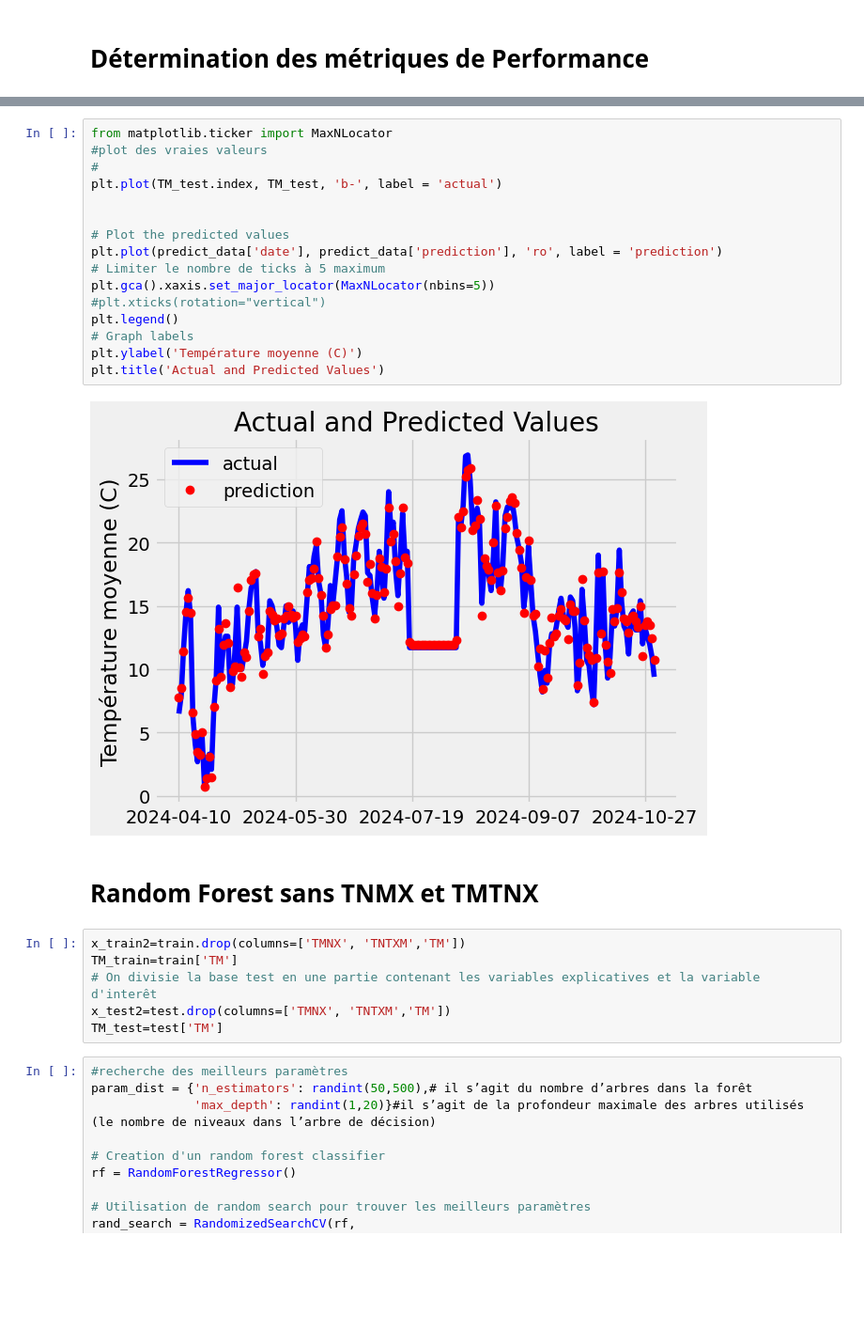
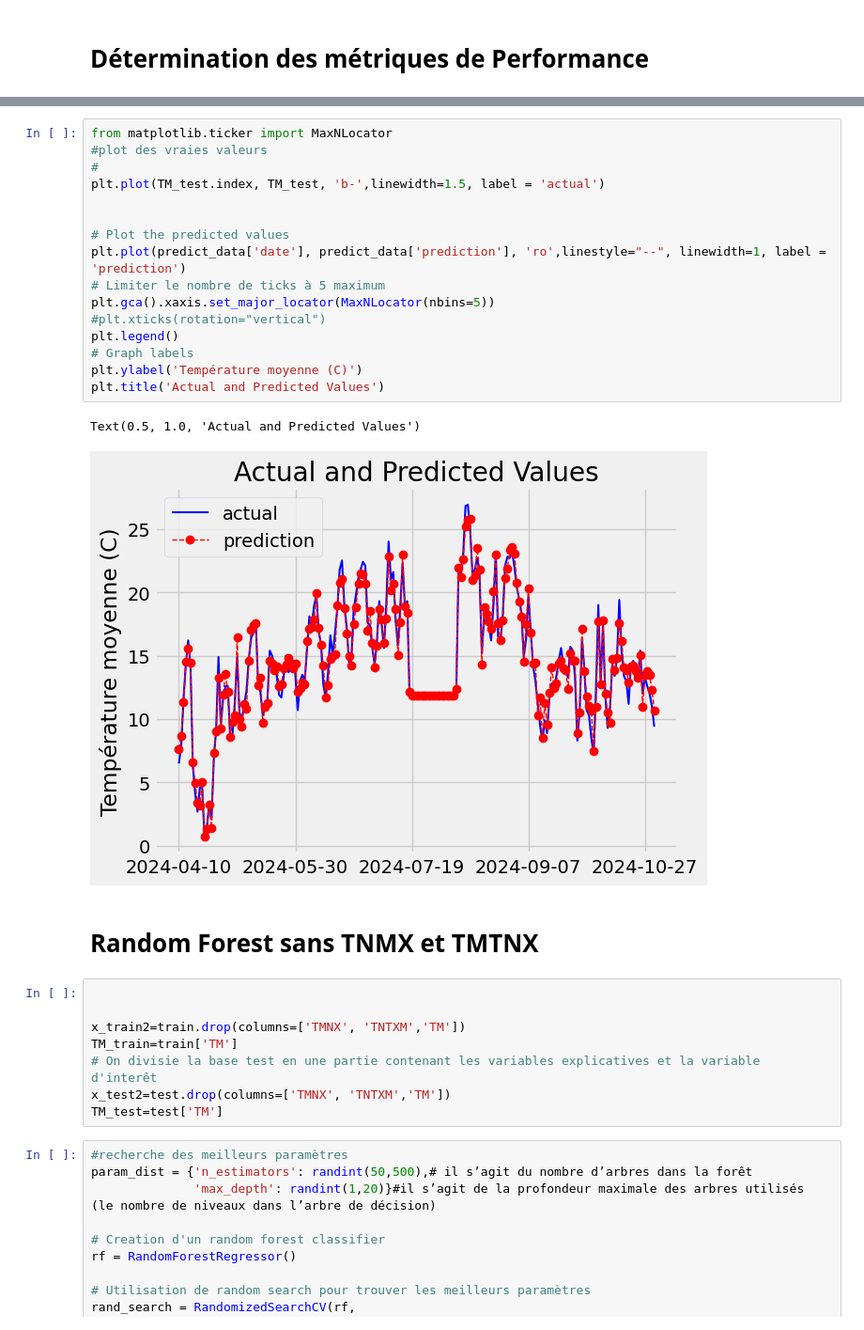
Before and after one commit to laureineCompaore/ProjetPython, a Jupyter notebook: RandomForestLaureine.ipynb, the cells around one changed output, grey strips where cells are left out. Shown: that part at 94% size. Drawn from its saved outputs; the diff is of its cells as text; blank space fills up the shorter version.

```diff
--- a/RandomForestLaureine.ipynb
+++ b/RandomForestLaureine.ipynb
@@ -188,24 +192,27 @@ predict_data.head()
 # %%
 from matplotlib.ticker import MaxNLocator
 #plot des vraies valeurs
 #
-plt.plot(TM_test.index, TM_test, 'b-', label = 'actual')
+plt.plot(TM_test.index, TM_test, 'b-',linewidth=1.5, label = 'actual')
 
 
 # Plot the predicted values
-plt.plot(predict_data['date'], predict_data['prediction'], 'ro', label = 'prediction')
+plt.plot(predict_data['date'], predict_data['prediction'], 'ro',linestyle="--", linewidth=1, label = 'prediction')
 # Limiter le nombre de ticks à 5 maximum
 plt.gca().xaxis.set_major_locator(MaxNLocator(nbins=5))
 #plt.xticks(rotation="vertical")
 plt.legend()
 # Graph labels
 plt.ylabel('Température moyenne (C)')
 plt.title('Actual and Predicted Values')
 # %% [output]
+Text(0.5, 1.0, 'Actual and Predicted Values')
-[figure, old version]
+[figure, new version]
 # %% [markdown]
 # Random Forest sans TNMX et TMTNX
 # %%
+
+
 x_train2=train.drop(columns=['TMNX', 'TNTXM','TM'])
 TM_train=train['TM']
 # On divisie la base test en une partie contenant les variables explicatives et la variable d'interêt
```
Also changed, not shown: parts of 8 cells of this notebook, 1 other file.
